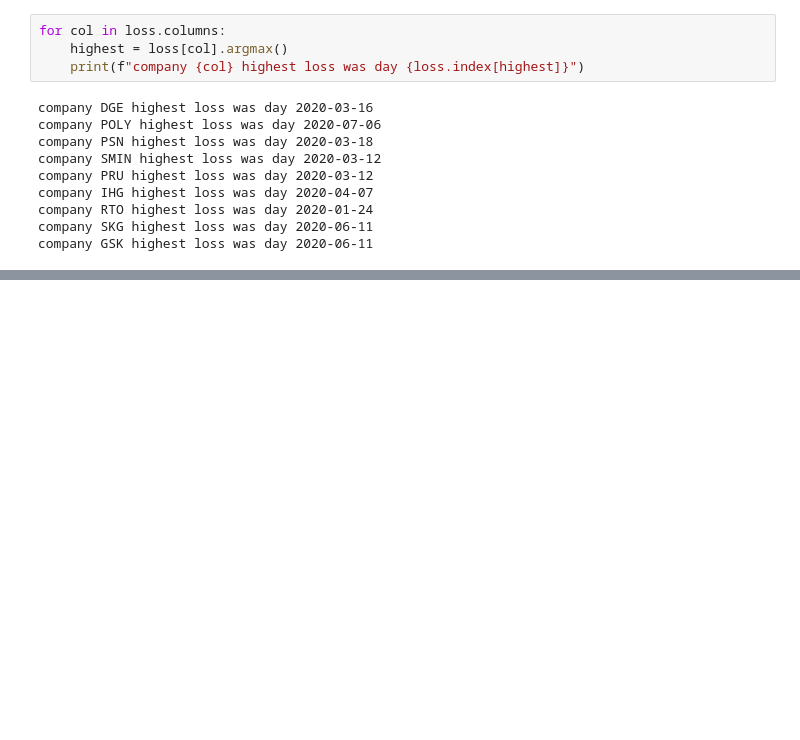
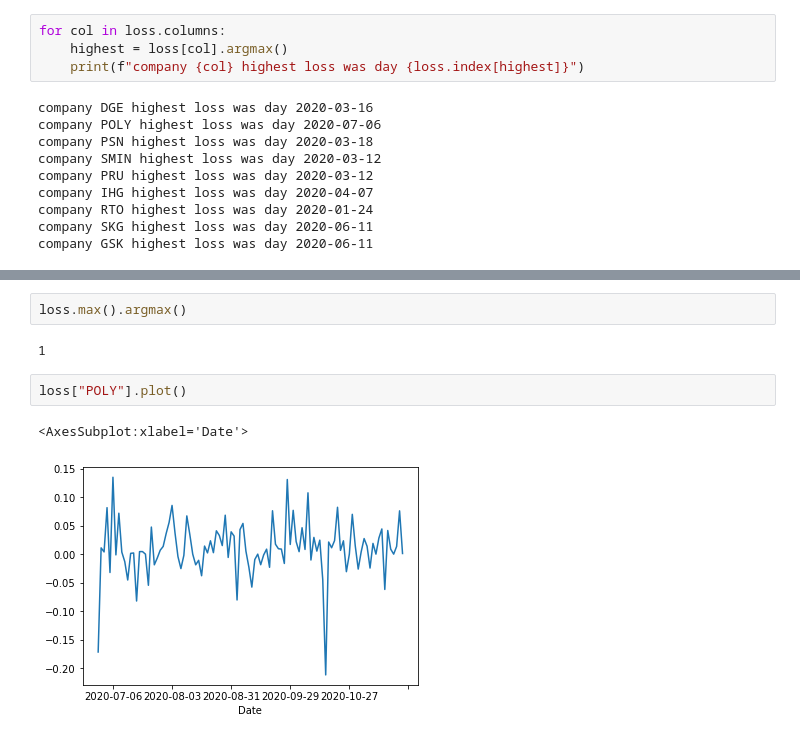
Before and after one commit to korinekma/Python-midterm-Korinek, a Jupyter notebook: Python-midterm-Korinek-notebook.ipynb, the cells around one changed output, grey strips where cells are left out. Drawn from its saved outputs; the diff is of its cells as text; blank space fills up the shorter version.

```diff
--- a/Python-midterm-Korinek-notebook.ipynb
+++ b/Python-midterm-Korinek-notebook.ipynb
@@ -213,0 +269,9 @@ company GSK highest loss was day 2020-06-11
+# %%
+loss.max().argmax()
+# %% [output]
+1
+# %%
+loss["POLY"].plot()
+# %% [output]
+<AxesSubplot:xlabel='Date'>
+[figure, added]
```
Also changed, not shown: parts of 10 cells of this notebook.
